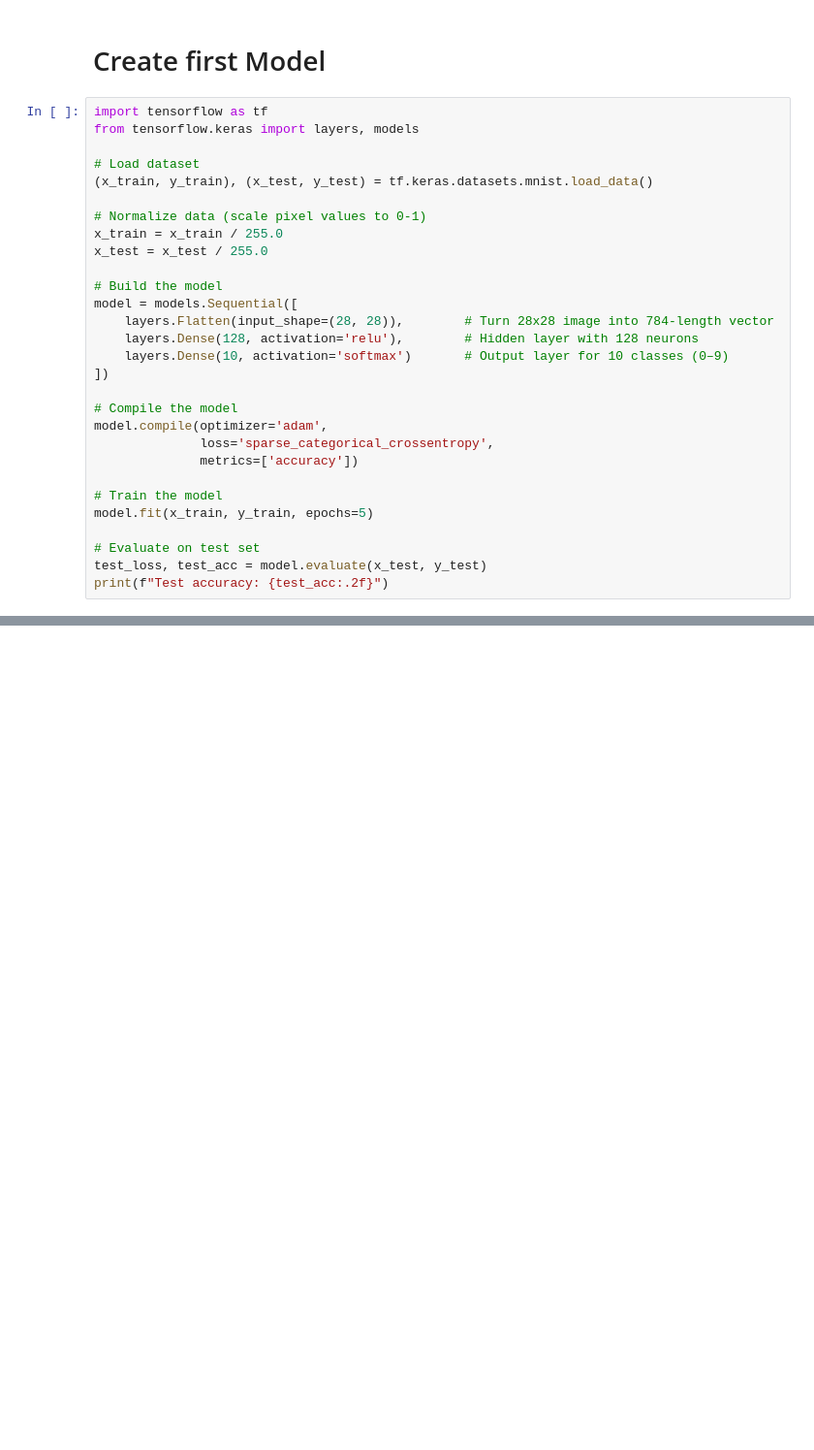
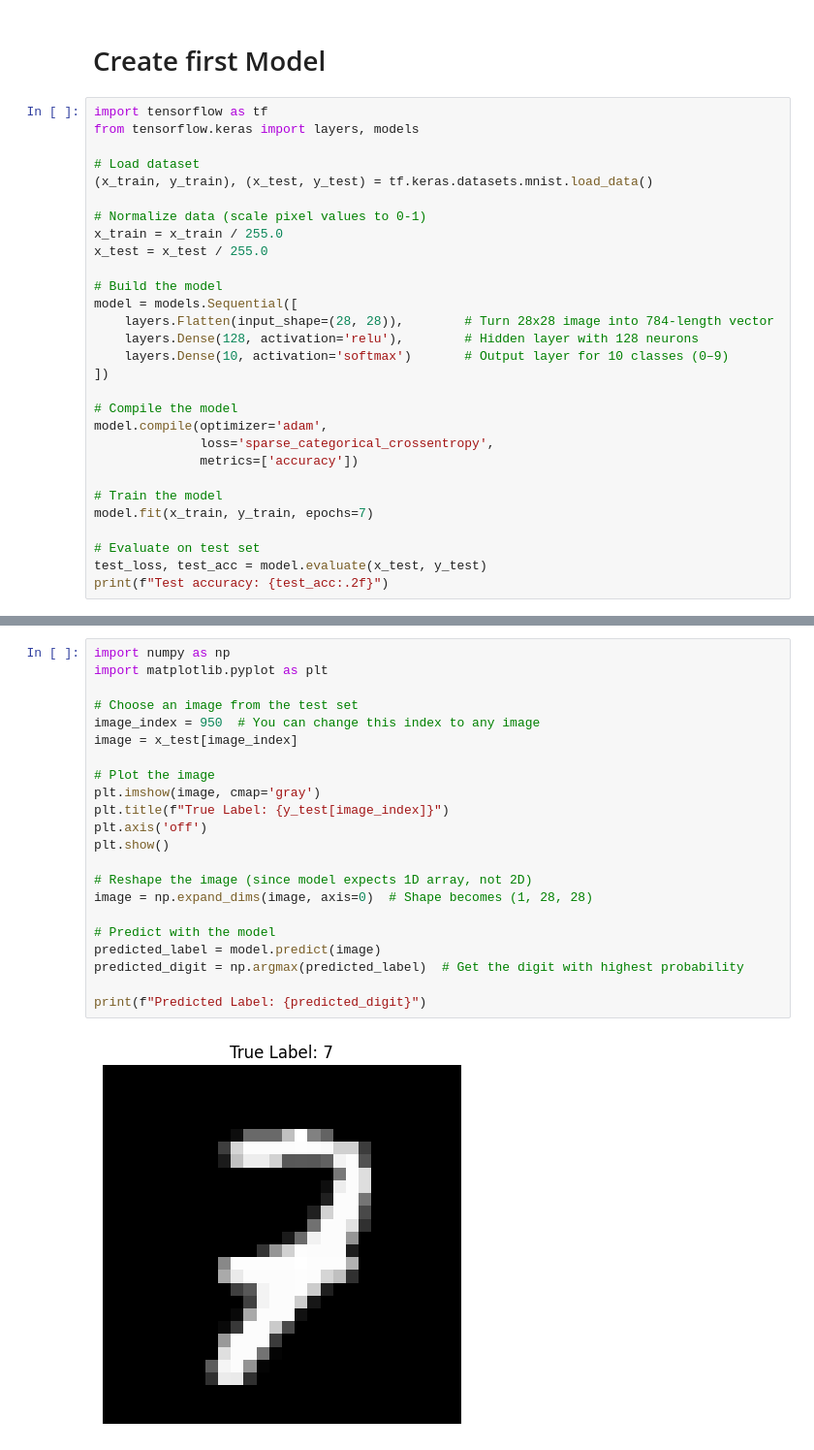
Before and after one commit to balajivijayakumar1994/mlnotebook, a Jupyter notebook: FirstNeural.ipynb, the cells around one changed output, grey strips where cells are left out. Shown: that part at 97% size. Drawn from its saved outputs; the diff is of its cells as text; blank space fills up the shorter version.

```diff
--- a/FirstNeural.ipynb
+++ b/FirstNeural.ipynb
@@ -24,7 +24,7 @@ model.compile(optimizer='adam',
               metrics=['accuracy'])
 
 # Train the model
-model.fit(x_train, y_train, epochs=5)
+model.fit(x_train, y_train, epochs=7)
 
 # Evaluate on test set
 test_loss, test_acc = model.evaluate(x_test, y_test)
@@ -46,0 +49,24 @@ Test accuracy: 0.98
+# %%
+import numpy as np
+import matplotlib.pyplot as plt
+
+# Choose an image from the test set
+image_index = 950  # You can change this index to any image
+image = x_test[image_index]
+
+# Plot the image
+plt.imshow(image, cmap='gray')
+plt.title(f"True Label: {y_test[image_index]}")
+plt.axis('off')
+plt.show()
+
+# Reshape the image (since model expects 1D array, not 2D)
+image = np.expand_dims(image, axis=0)  # Shape becomes (1, 28, 28)
+
+# Predict with the model
+predicted_label = model.predict(image)
+predicted_digit = np.argmax(predicted_label)  # Get the digit with highest probability
+
+print(f"Predicted Label: {predicted_digit}")
+# %% [output]
+[figure, added]
```
Also changed, not shown: parts of 7 cells of this notebook.
